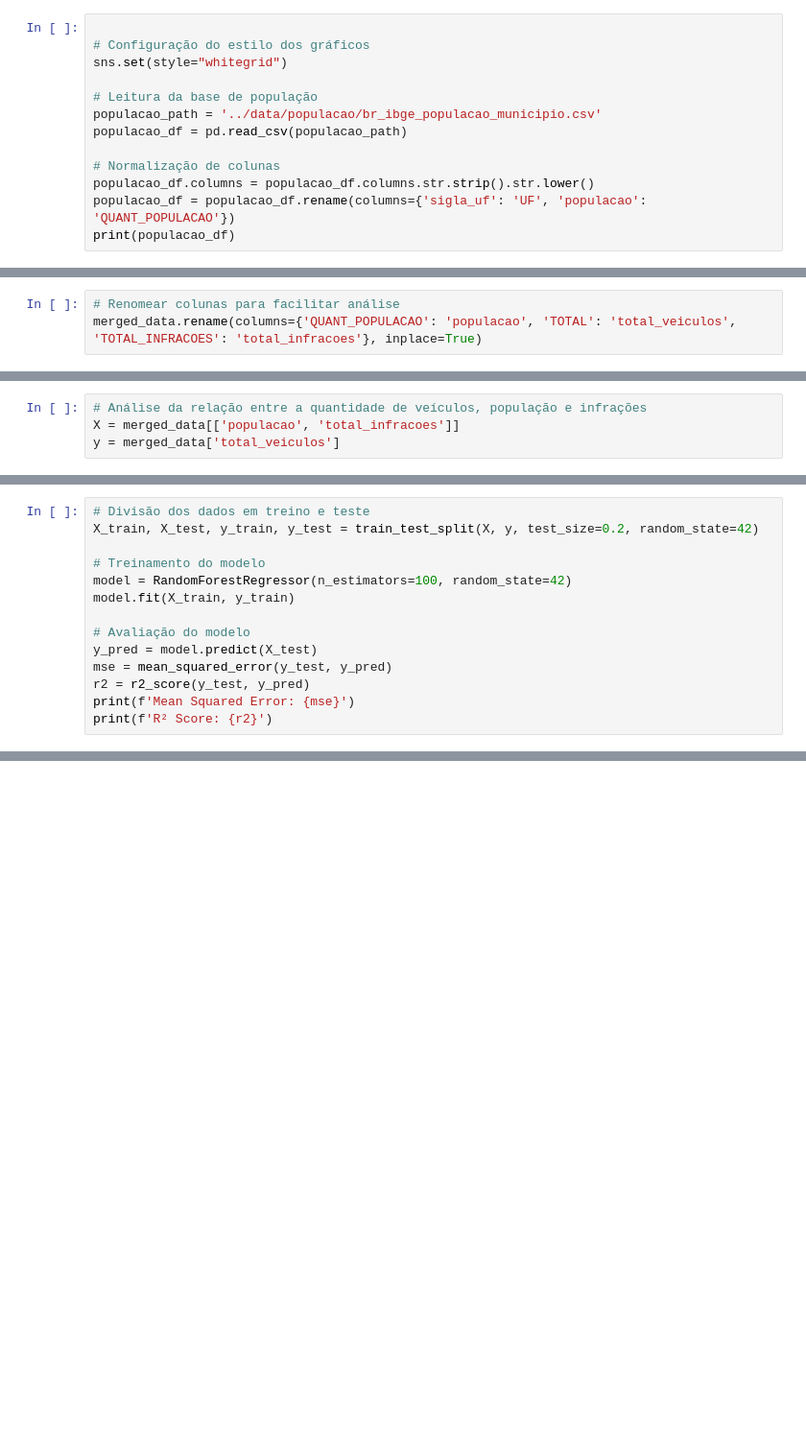
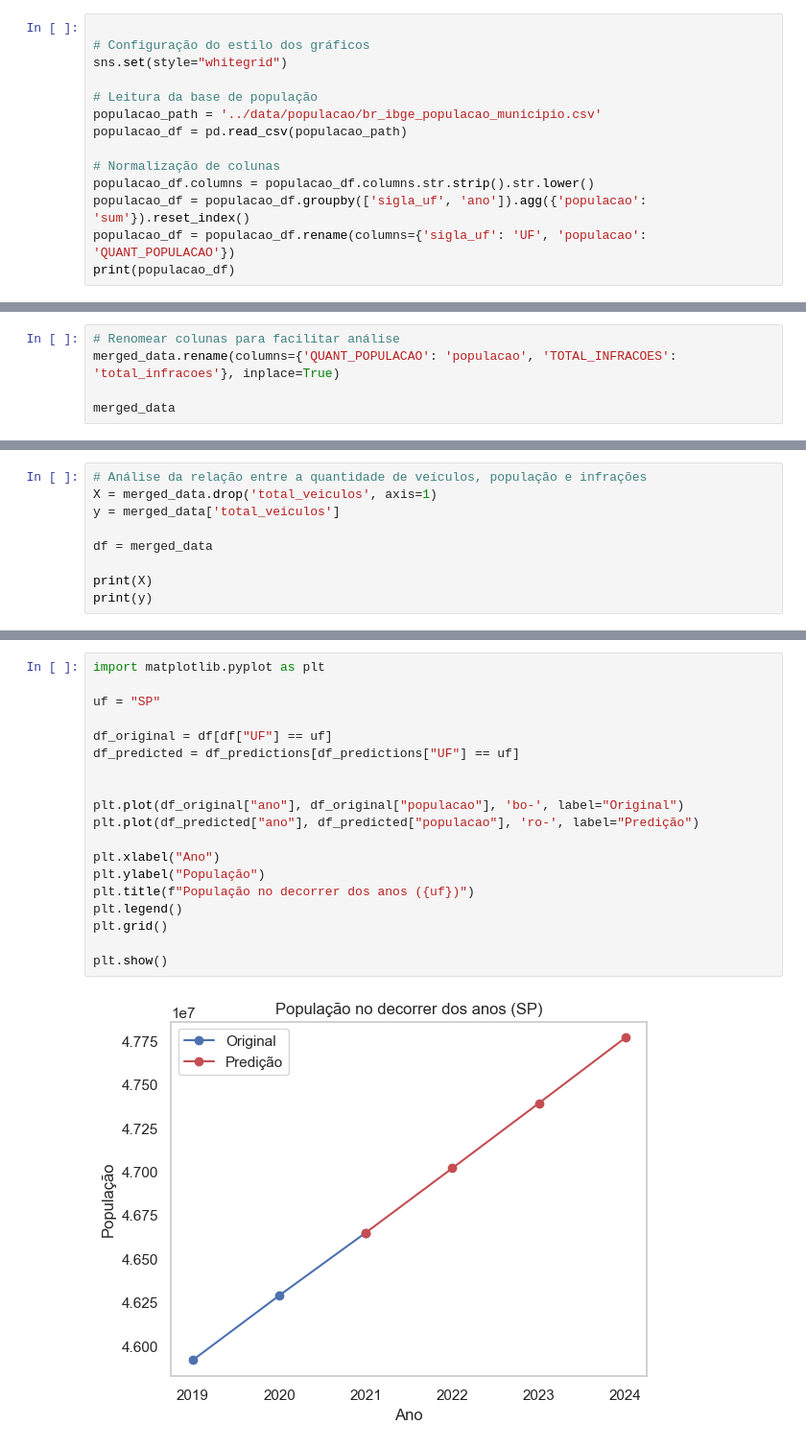
Before and after one commit to gabriel-dp/UFSJ-Data-Science, a Jupyter notebook: work/check_point_2/analise_veiculos_populacao_infracoes.ipynb, the cells around one changed output, grey strips where cells are left out. Shown at 96% size. Drawn from its saved outputs; the diff is of its cells as text; blank space fills up the shorter version.

```diff
--- a/work/check_point_2/analise_veiculos_populacao_infracoes.ipynb
+++ b/work/check_point_2/analise_veiculos_populacao_infracoes.ipynb
@@ -17,6 +18,7 @@ populacao_df = pd.read_csv(populacao_path)
 
 # Normalização de colunas
 populacao_df.columns = populacao_df.columns.str.strip().str.lower()
+populacao_df = populacao_df.groupby(['sigla_uf', 'ano']).agg({'populacao': 'sum'}).reset_index()
 populacao_df = populacao_df.rename(columns={'sigla_uf': 'UF', 'populacao': 'QUANT_POPULACAO'})
 print(populacao_df)
 # %% [output]
@@ -287,3 +297,5 @@ merged_data.rename(columns={'POPULACAO': 'POPULACAO', 'QUANTIDADE': 'TOTAL_INFRA
 # %%
 # Renomear colunas para facilitar análise
-merged_data.rename(columns={'QUANT_POPULACAO': 'populacao', 'TOTAL': 'total_veiculos', 'TOTAL_INFRACOES': 'total_infracoes'}, inplace=True)
+merged_data.rename(columns={'QUANT_POPULACAO': 'populacao', 'TOTAL_INFRACOES': 'total_infracoes'}, inplace=True)
+
+merged_data
@@ -307,4 +326,9 @@ print(merged_data.head())
 # %%
 # Análise da relação entre a quantidade de veículos, população e infrações
-X = merged_data[['populacao', 'total_infracoes']]
+X = merged_data.drop('total_veiculos', axis=1)
 y = merged_data['total_veiculos']
+
+df = merged_data
+
+print(X)
+print(y)
@@ -311,14 +352,0 @@ y = merged_data['total_veiculos']
-# %%
-# Divisão dos dados em treino e teste
-X_train, X_test, y_train, y_test = train_test_split(X, y, test_size=0.2, random_state=42)
-
-# Treinamento do modelo
-model = RandomForestRegressor(n_estimators=100, random_state=42)
-model.fit(X_train, y_train)
-
-# Avaliação do modelo
-y_pred = model.predict(X_test)
-mse = mean_squared_error(y_test, y_pred)
-r2 = r2_score(y_test, y_pred)
-print(f'Mean Squared Error: {mse}')
-print(f'R² Score: {r2}')
@@ -399,0 +409,21 @@ Esses gráficos ajudam a visualizar como as variáveis se comportam individualme
+# %%
+import matplotlib.pyplot as plt
+
+uf = "SP"
+
+df_original = df[df["UF"] == uf]
+df_predicted = df_predictions[df_predictions["UF"] == uf]
+
+
+plt.plot(df_original["ano"], df_original["populacao"], 'bo-', label="Original")
+plt.plot(df_predicted["ano"], df_predicted["populacao"], 'ro-', label="Predição")
+
+plt.xlabel("Ano")
+plt.ylabel("População")
+plt.title(f"População no decorrer dos anos ({uf})")
+plt.legend()
+plt.grid()
+
+plt.show()
+# %% [output]
+[figure, added]
```
Also changed, not shown: parts of 19 cells of this notebook, 1 other file.
